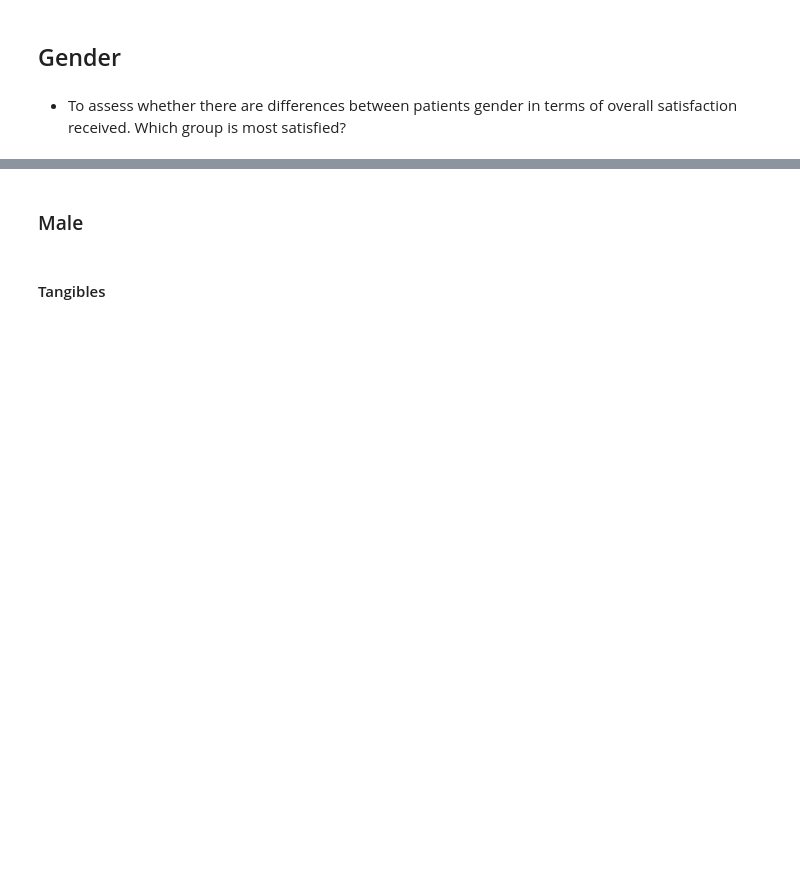
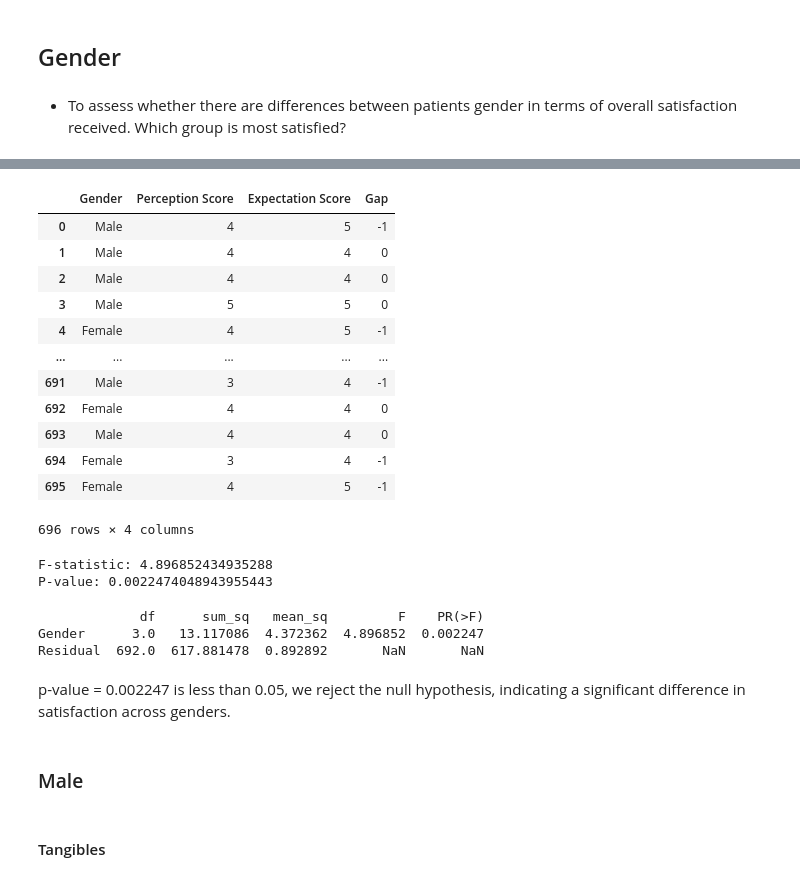
Before and after one commit to Lorraine254/likertScaleAnalysis, a Jupyter notebook: analysis_v1.ipynb, the cells around one changed output, grey strips where cells are left out. Cells and saved outputs as stored; diff of their text form; code cells hidden in the pictures; blank space fills up the shorter version.

```diff
--- a/analysis_v1.ipynb
+++ b/analysis_v1.ipynb
@@ -1880,3 +1918,56 @@ halisi_df
+# %%
+# encoding the gender
+categoryGender = {1:'Male', 2 : 'Female', 3:'Other', 4:'Prefer not to say'}
+tangibles['Gender'] = tangibles['Gender'].map(categoryGender)
+tangibles
+# %% [output]
+|  | Gender | Perception Score | Expectation Score | Gap |
+| 0 | Male | 4 | 5 | -1 |
+| 1 | Male | 4 | 4 | 0 |
+| 2 | Male | 4 | 4 | 0 |
+| 3 | Male | 5 | 5 | 0 |
+| 4 | Female | 4 | 5 | -1 |
+| ... | ... | ... | ... | ... |
+| 691 | Male | 3 | 4 | -1 |
+| 692 | Female | 4 | 4 | 0 |
+| 693 | Male | 4 | 4 | 0 |
+| 694 | Female | 3 | 4 | -1 |
+| 695 | Female | 4 | 5 | -1 |
+696 rows × 4 columns
+# %%
+from scipy.stats import f_oneway
+
+## Performing the one way anova
+# Extract data for each group
+Male = tangibles[tangibles['Gender'] == 'Male']['Gap']
+Female = tangibles[tangibles['Gender'] == 'Female']['Gap']
+preferNottosay = tangibles[tangibles['Gender'] == 'Prefer not to say']['Gap']
+Other = tangibles[tangibles['Gender'] == 'Other']['Gap']
+
+# Perform one-way ANOVA
+f_statistic, p_value = f_oneway(Male, Female, preferNottosay,Other)
+
+print("F-statistic:", f_statistic)
+print("P-value:", p_value)
+# %% [output]
+F-statistic: 4.896852434935288
+P-value: 0.0022474048943955443
+# %%
+# H0: No significance difference in satisfaction across the genders
+# Ha: Significant difference in satisfaction across the genders
+import statsmodels.api as sm
+from statsmodels.formula.api import ols
+
+
+mod = ols('Gap ~ Gender',data=tangibles).fit()
+aov_table =sm.stats.anova_lm(mod,type=1)
+print(aov_table)
+# %% [output]
+             df      sum_sq   mean_sq         F    PR(>F)
+Gender      3.0   13.117086  4.372362  4.896852  0.002247
+Residual  692.0  617.881478  0.892892       NaN       NaN
+# %% [markdown]
+p-value = 0.002247  is less than 0.05, we reject the null hypothesis, indicating a significant difference in satisfaction across genders.
 # %% [markdown]
 ### Male
 # %%
```
Also changed, not shown: parts of 7 cells of this notebook.
